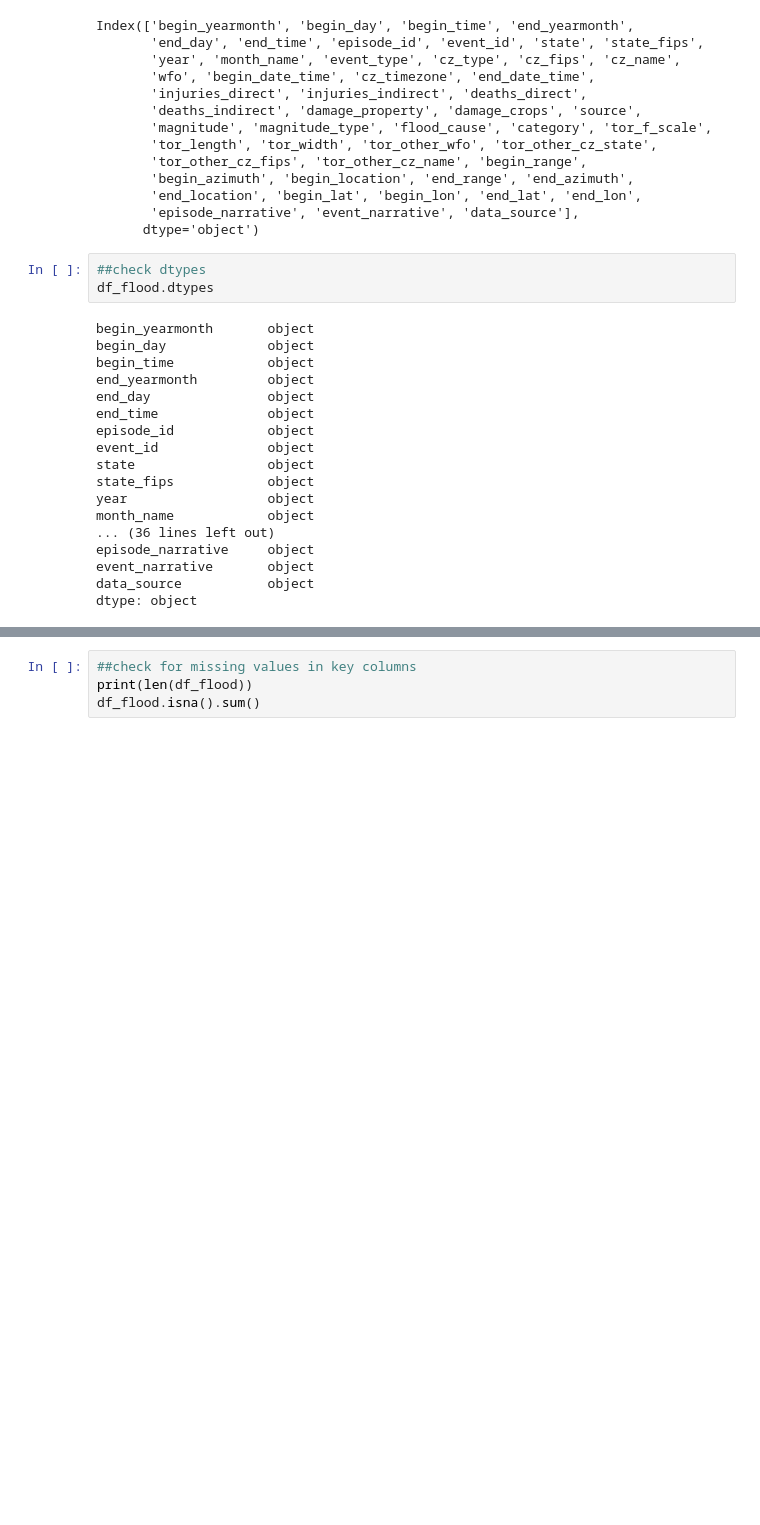
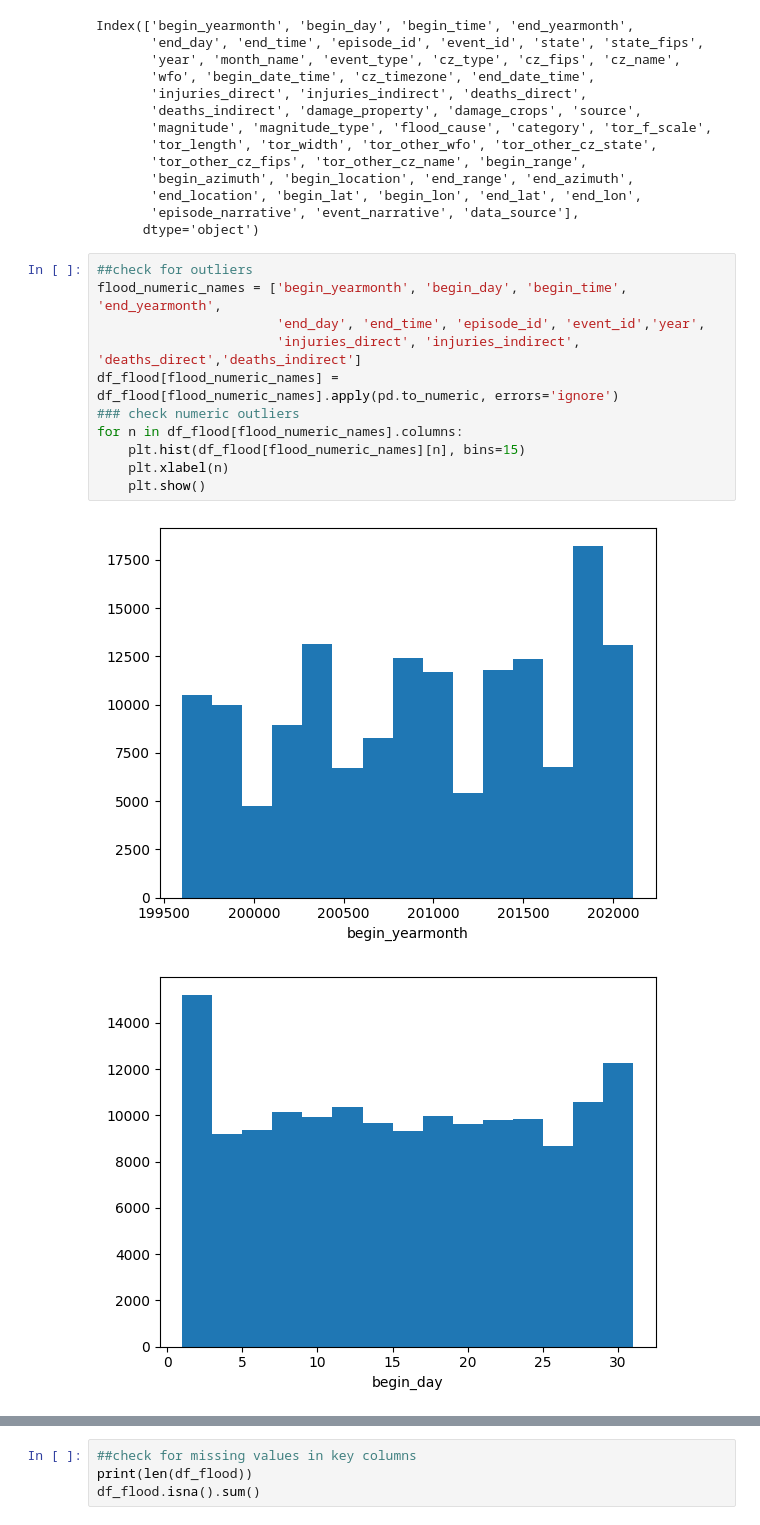
Before and after one commit to kpretz/Social-Economics-of-Flood-Ocurrence, a Jupyter notebook: 01_DataWrangling.ipynb, the cells around one changed output, grey strips where cells are left out. Cells and saved outputs as stored; diff of their text form; blank space fills up the shorter version.

```diff
--- a/01_DataWrangling.ipynb
+++ b/01_DataWrangling.ipynb
@@ -79,24 +98,17 @@ Index(['begin_yearmonth', 'begin_day', 'begin_time', 'end_yearmonth',
        'end_location', 'begin_lat', 'begin_lon', 'end_lat', 'end_lon',
        'episode_narrative', 'event_narrative', 'data_source'],
       dtype='object')
-# %%
-##check dtypes
-df_flood.dtypes
-# %% [output]
-begin_yearmonth       object
-begin_day             object
-begin_time            object
-end_yearmonth         object
-end_day               object
-end_time              object
-episode_id            object
-event_id              object
-state                 object
-state_fips            object
-year                  object
-month_name            object
-... (36 lines left out)
-episode_narrative     object
-event_narrative       object
-data_source           object
-dtype: object
+# %%
+##check for outliers
+flood_numeric_names = ['begin_yearmonth', 'begin_day', 'begin_time', 'end_yearmonth',
+                       'end_day', 'end_time', 'episode_id', 'event_id','year',
+                       'injuries_direct', 'injuries_indirect', 'deaths_direct','deaths_indirect']
+df_flood[flood_numeric_names] = df_flood[flood_numeric_names].apply(pd.to_numeric, errors='ignore')
+### check numeric outliers
+for n in df_flood[flood_numeric_names].columns:
+    plt.hist(df_flood[flood_numeric_names][n], bins=15)
+    plt.xlabel(n)
+    plt.show()
+# %% [output]
+[figure, added]
+[figure, added]
```
Also changed, not shown: parts of 11 cells of this notebook.
